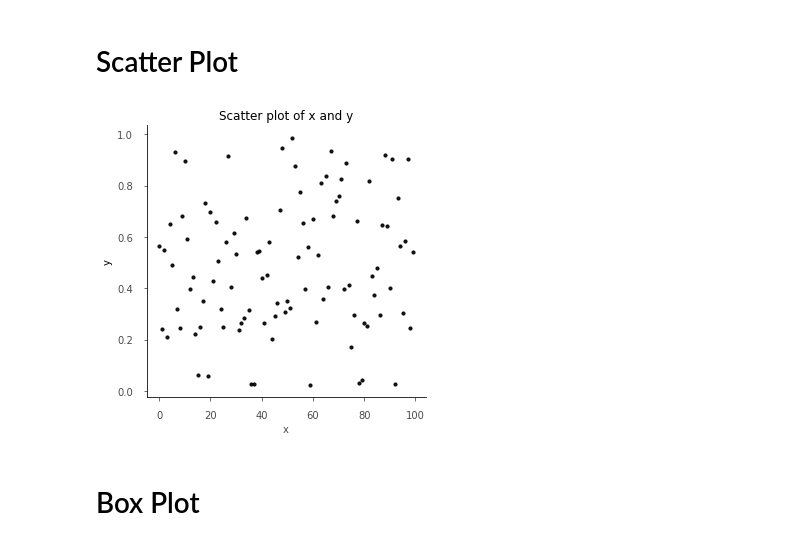
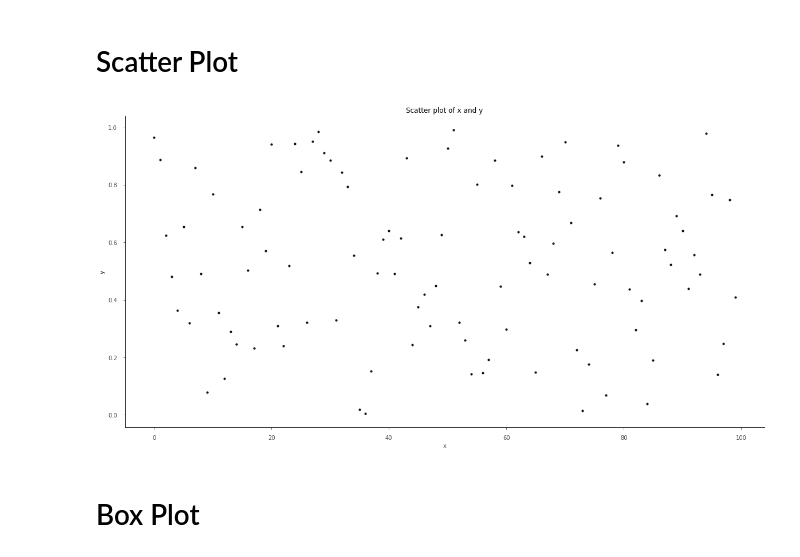
Before and after one commit to hsteinshiromoto/python.tufte, a Jupyter notebook: notebooks/plots.ipynb, the cells around one changed output. Drawn from its saved outputs; the diff is of its cells as text; code cells hidden in the pictures.

```diff
--- a/notebooks/plots.ipynb
+++ b/notebooks/plots.ipynb
@@ -41,10 +41,10 @@ ax = tt.lineplot(x=x, y=y)
 # %%
 n_samples = 100
 x = range(n_samples)
 y = np.random.rand(n_samples, 1)
-ax = tt.scatterplot(x=x, y=y, figsize=(5, 5))
+ax = tt.scatterplot(x=x, y=y)
 # %% [output]
-[figure, old version]
+[figure, new version]
 # %% [markdown]
 # Box Plot
 # %%
```
